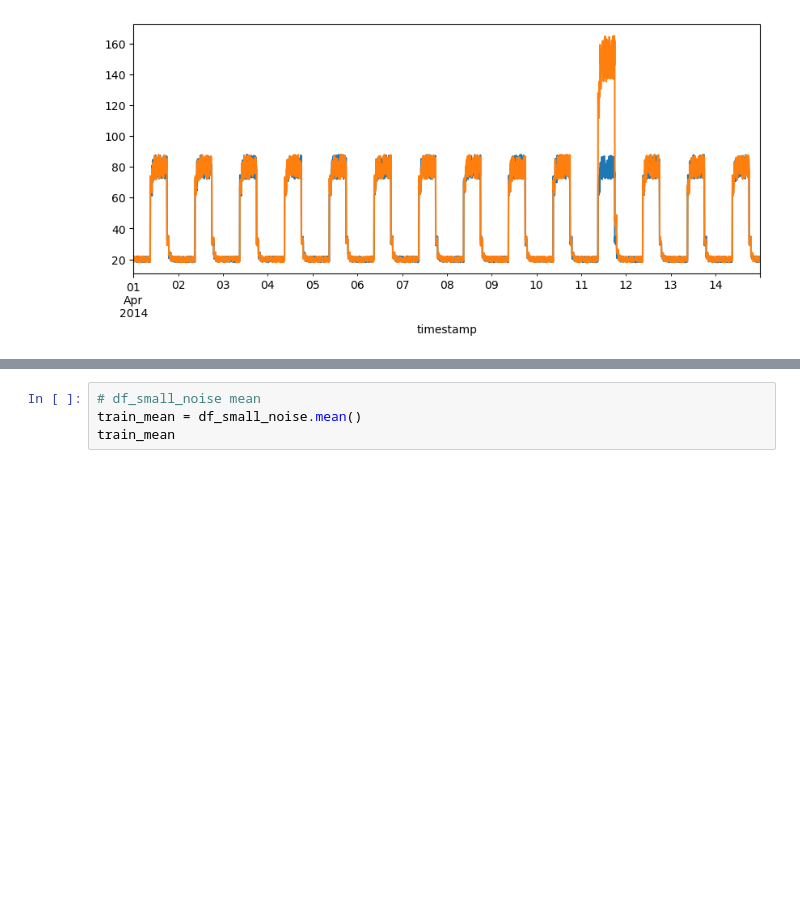
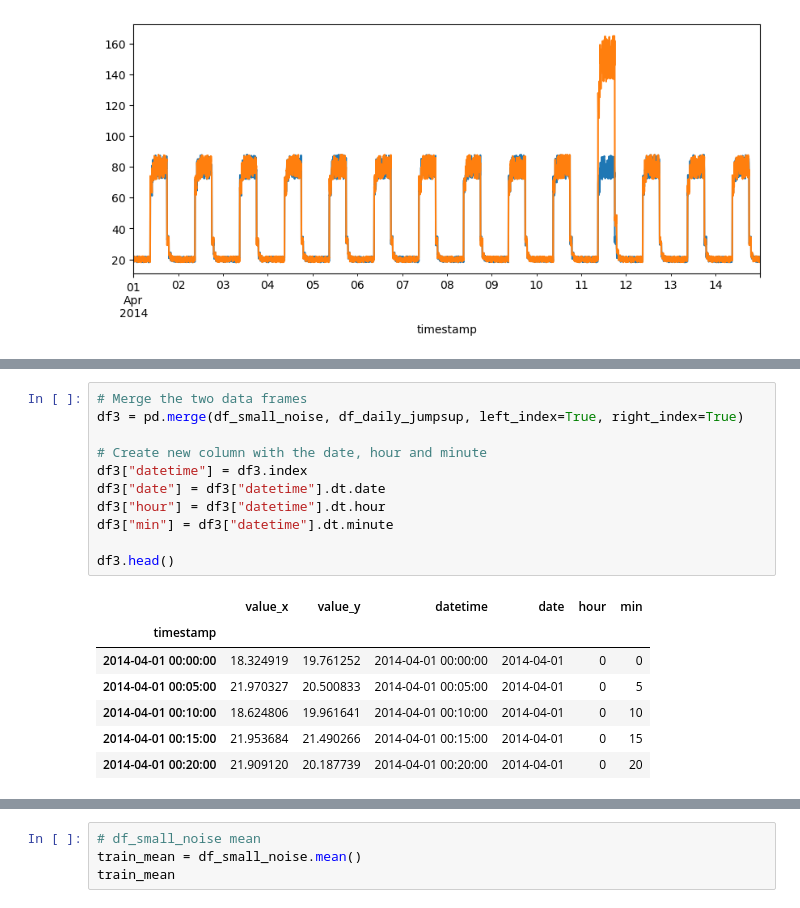
Before and after one commit to DPR-droid/2022_09_Machine_Learning_and_Statistics, a Jupyter notebook: Anomaly_detection_V05.ipynb, the cells around one changed output, grey strips where cells are left out. Saved outputs shown, nothing was run; the diff lists cells and outputs as text; blank space fills up the shorter version.

```diff
--- a/Anomaly_detection_V05.ipynb
+++ b/Anomaly_detection_V05.ipynb
@@ -252,0 +353,19 @@ df3.plot(legend=False, ax=ax);
+# %%
+# Merge the two data frames
+df3 = pd.merge(df_small_noise, df_daily_jumpsup, left_index=True, right_index=True)
+
+# Create new column with the date, hour and minute
+df3["datetime"] = df3.index
+df3["date"] = df3["datetime"].dt.date
+df3["hour"] = df3["datetime"].dt.hour
+df3["min"] = df3["datetime"].dt.minute
+
+df3.head()
+# %% [output]
+|  | value_x | value_y | datetime | date | hour | min |
+| timestamp |  |  |  |  |  |  |
+| 2014-04-01 00:00:00 | 18.324919 | 19.761252 | 2014-04-01 00:00:00 | 2014-04-01 | 0 | 0 |
+| 2014-04-01 00:05:00 | 21.970327 | 20.500833 | 2014-04-01 00:05:00 | 2014-04-01 | 0 | 5 |
+| 2014-04-01 00:10:00 | 18.624806 | 19.961641 | 2014-04-01 00:10:00 | 2014-04-01 | 0 | 10 |
+| 2014-04-01 00:15:00 | 21.953684 | 21.490266 | 2014-04-01 00:15:00 | 2014-04-01 | 0 | 15 |
+| 2014-04-01 00:20:00 | 21.909120 | 20.187739 | 2014-04-01 00:20:00 | 2014-04-01 | 0 | 20 |
```
Also changed, not shown: parts of 56 cells of this notebook, 1 other file.
